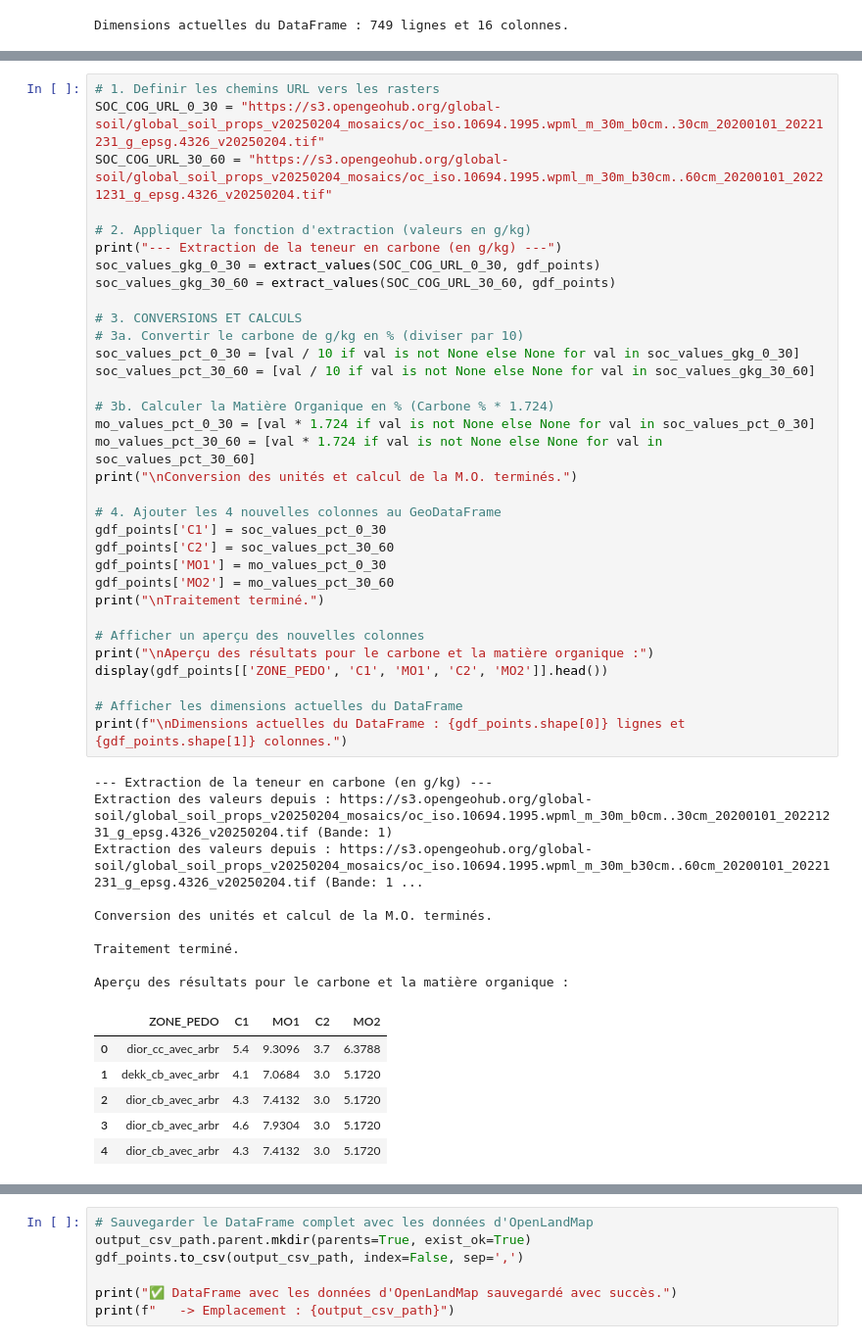
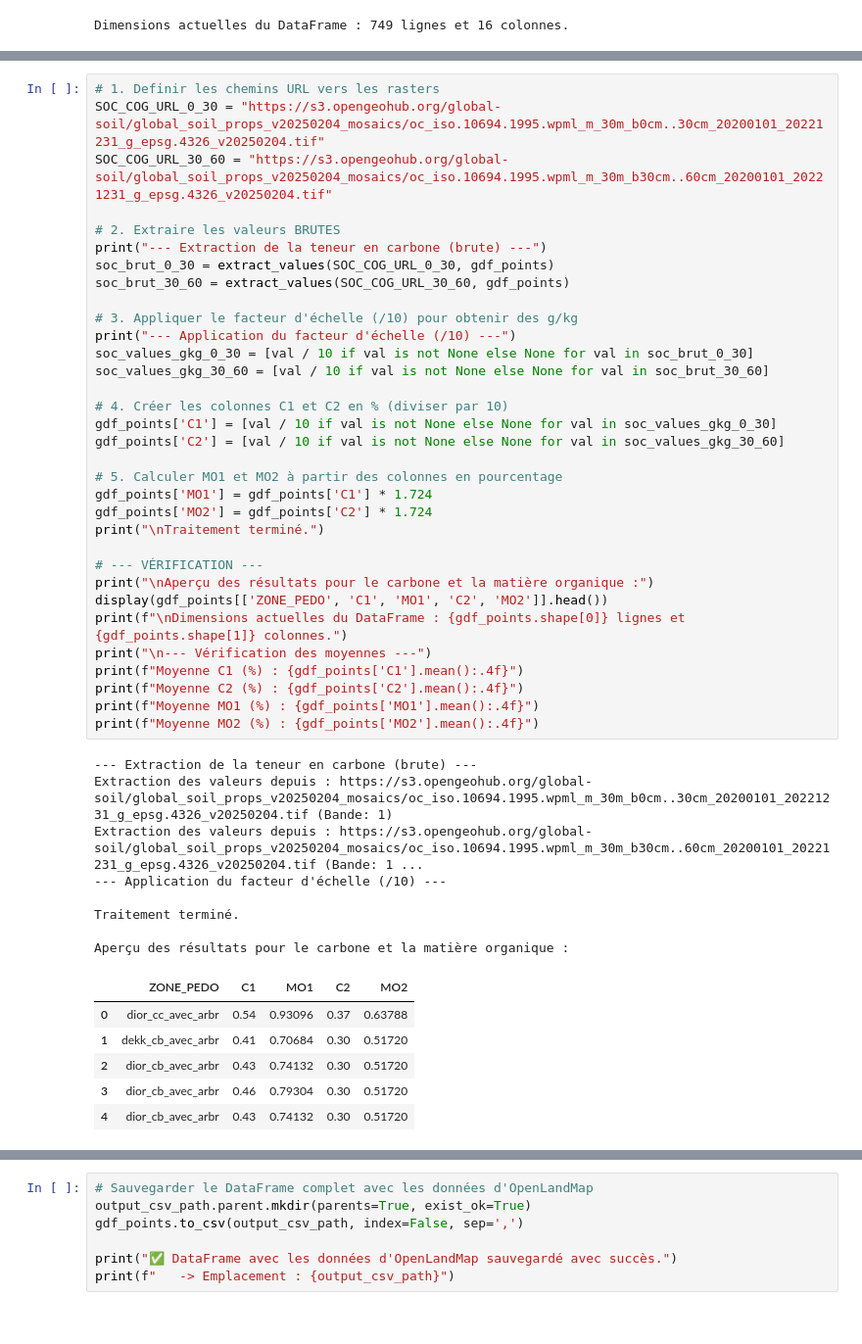
Before and after one commit to cakane95/maelia-data-diohine-v1, a Jupyter notebook: notebooks/02b-extraction-agregation-donnees.ipynb, the cells around one changed output, grey strips where cells are left out. Shown: that part at 98% size. Cells and saved outputs as stored; diff of their text form.

```diff
--- a/notebooks/02b-extraction-agregation-donnees.ipynb
+++ b/notebooks/02b-extraction-agregation-donnees.ipynb
@@ -376,50 +374,49 @@ La teneur en carbone organique est une composante majeure de la matière organiq
 # %%
 # 1. Definir les chemins URL vers les rasters
 SOC_COG_URL_0_30 = "https://s3.opengeohub.org/global-soil/global_soil_props_v20250204_mosaics/oc_iso.10694.1995.wpml_m_30m_b0cm..30cm_20200101_20221231_g_epsg.4326_v20250204.tif"
 SOC_COG_URL_30_60 = "https://s3.opengeohub.org/global-soil/global_soil_props_v20250204_mosaics/oc_iso.10694.1995.wpml_m_30m_b30cm..60cm_20200101_20221231_g_epsg.4326_v20250204.tif"
 
-# 2. Appliquer la fonction d'extraction (valeurs en g/kg)
-print("--- Extraction de la teneur en carbone (en g/kg) ---")
-soc_values_gkg_0_30 = extract_values(SOC_COG_URL_0_30, gdf_points)
-soc_values_gkg_30_60 = extract_values(SOC_COG_URL_30_60, gdf_points)
+# 2. Extraire les valeurs BRUTES
+print("--- Extraction de la teneur en carbone (brute) ---")
+soc_brut_0_30 = extract_values(SOC_COG_URL_0_30, gdf_points)
+soc_brut_30_60 = extract_values(SOC_COG_URL_30_60, gdf_points)
 
-# 3. CONVERSIONS ET CALCULS
-# 3a. Convertir le carbone de g/kg en % (diviser par 10)
-soc_values_pct_0_30 = [val / 10 if val is not None else None for val in soc_values_gkg_0_30]
-soc_values_pct_30_60 = [val / 10 if val is not None else None for val in soc_values_gkg_30_60]
+# 3. Appliquer le facteur d'échelle (/10) pour obtenir des g/kg
+print("--- Application du facteur d'échelle (/10) ---")
+soc_values_gkg_0_30 = [val / 10 if val is not None else None for val in soc_brut_0_30]
+soc_values_gkg_30_60 = [val / 10 if val is not None else None for val in soc_brut_30_60]
 
-# 3b. Calculer la Matière Organique en % (Carbone % * 1.724)
-mo_values_pct_0_30 = [val * 1.724 if val is not None else None for val in soc_values_pct_0_30]
-mo_values_pct_30_60 = [val * 1.724 if val is not None else None for val in soc_values_pct_30_60]
-print("\nConversion des unités et calcul de la M.O. terminés.")
+# 4. Créer les colonnes C1 et C2 en % (diviser par 10)
+gdf_points['C1'] = [val / 10 if val is not None else None for val in soc_values_gkg_0_30]
+gdf_points['C2'] = [val / 10 if val is not None else None for val in soc_values_gkg_30_60]
 
-# 4. Ajouter les 4 nouvelles colonnes au GeoDataFrame
-gdf_points['C1'] = soc_values_pct_0_30
-gdf_points['C2'] = soc_values_pct_30_60
-gdf_points['MO1'] = mo_values_pct_0_30
-gdf_points['MO2'] = mo_values_pct_30_60
+# 5. Calculer MO1 et MO2 à partir des colonnes en pourcentage
+gdf_points['MO1'] = gdf_points['C1'] * 1.724
+gdf_points['MO2'] = gdf_points['C2'] * 1.724
 print("\nTraitement terminé.")
 
-# Afficher un aperçu des nouvelles colonnes
+# --- VÉRIFICATION ---
 print("\nAperçu des résultats pour le carbone et la matière organique :")
 display(gdf_points[['ZONE_PEDO', 'C1', 'MO1', 'C2', 'MO2']].head())
-
-# Afficher les dimensions actuelles du DataFrame
 print(f"\nDimensions actuelles du DataFrame : {gdf_points.shape[0]} lignes et {gdf_points.shape[1]} colonnes.")
+print("\n--- Vérification des moyennes ---")
+print(f"Moyenne C1 (%) : {gdf_points['C1'].mean():.4f}")
+print(f"Moyenne C2 (%) : {gdf_points['C2'].mean():.4f}")
+print(f"Moyenne MO1 (%) : {gdf_points['MO1'].mean():.4f}")
+print(f"Moyenne MO2 (%) : {gdf_points['MO2'].mean():.4f}")
 # %% [output]
---- Extraction de la teneur en carbone (en g/kg) ---
+--- Extraction de la teneur en carbone (brute) ---
 Extraction des valeurs depuis : https://s3.opengeohub.org/global-soil/global_soil_props_v20250204_mosaics/oc_iso.10694.1995.wpml_m_30m_b0cm..30cm_20200101_20221231_g_epsg.4326_v20250204.tif (Bande: 1)
 Extraction des valeurs depuis : https://s3.opengeohub.org/global-soil/global_soil_props_v20250204_mosaics/oc_iso.10694.1995.wpml_m_30m_b30cm..60cm_20200101_20221231_g_epsg.4326_v20250204.tif (Bande: 1 ...
-
-Conversion des unités et calcul de la M.O. terminés.
+--- Application du facteur d'échelle (/10) ---
 
 Traitement terminé.
 
 Aperçu des résultats pour le carbone et la matière organique :
 |  | ZONE_PEDO | C1 | MO1 | C2 | MO2 |
-| 0 | dior_cc_avec_arbr | 5.4 | 9.3096 | 3.7 | 6.3788 |
-| 1 | dekk_cb_avec_arbr | 4.1 | 7.0684 | 3.0 | 5.1720 |
-| 2 | dior_cb_avec_arbr | 4.3 | 7.4132 | 3.0 | 5.1720 |
-| 3 | dior_cb_avec_arbr | 4.6 | 7.9304 | 3.0 | 5.1720 |
-| 4 | dior_cb_avec_arbr | 4.3 | 7.4132 | 3.0 | 5.1720 |
+| 0 | dior_cc_avec_arbr | 0.54 | 0.93096 | 0.37 | 0.63788 |
+| 1 | dekk_cb_avec_arbr | 0.41 | 0.70684 | 0.30 | 0.51720 |
+| 2 | dior_cb_avec_arbr | 0.43 | 0.74132 | 0.30 | 0.51720 |
+| 3 | dior_cb_avec_arbr | 0.46 | 0.79304 | 0.30 | 0.51720 |
+| 4 | dior_cb_avec_arbr | 0.43 | 0.74132 | 0.30 | 0.51720 |
 Dimensions actuelles du DataFrame : 749 lignes et 22 colonnes.
```
Also changed, not shown: parts of 10 cells of this notebook, 1 other file.
